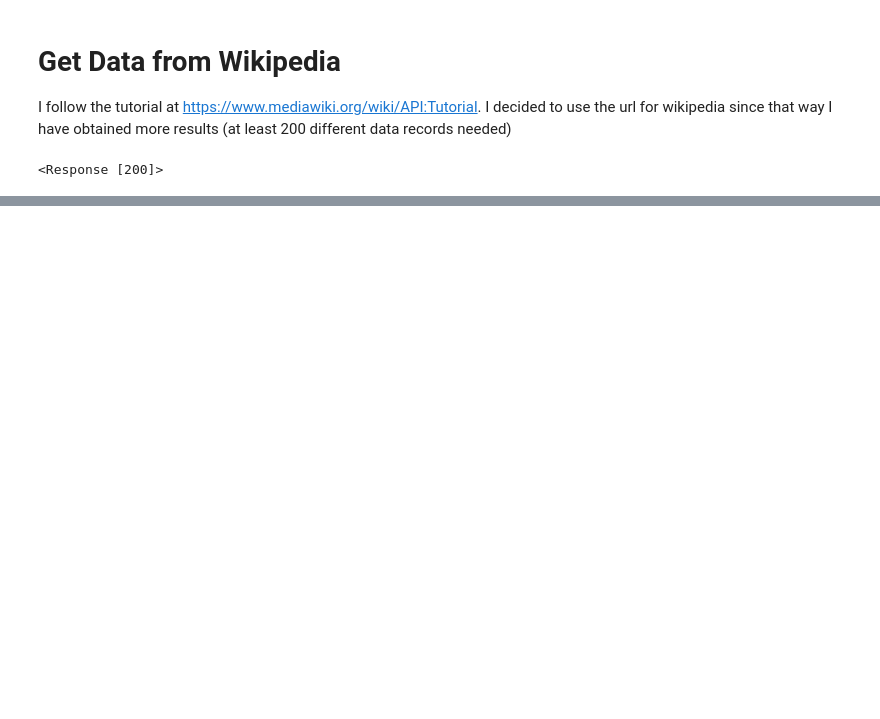
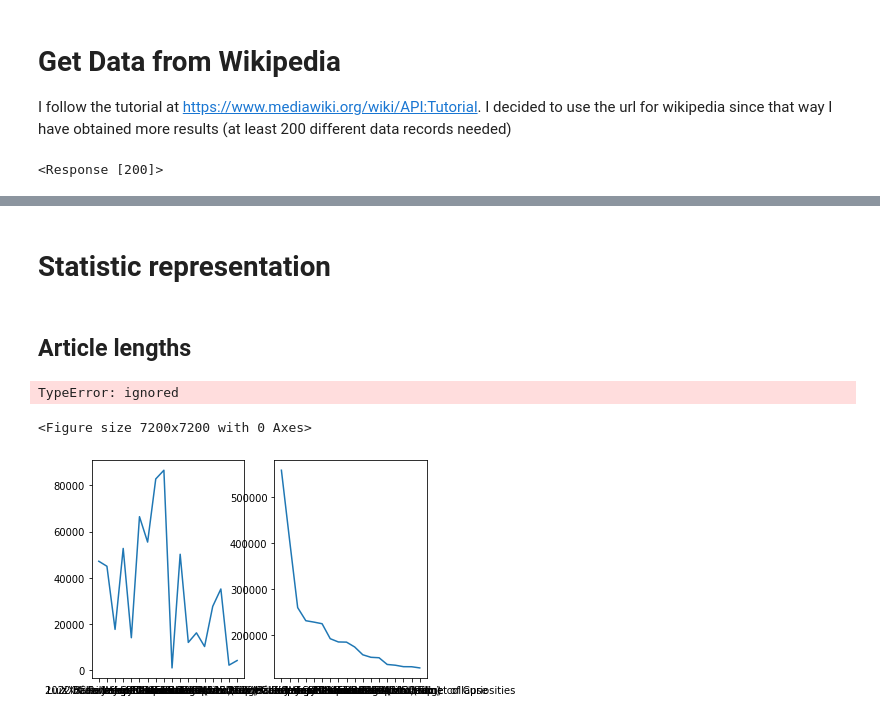
Before and after one commit to variableVG/What-is-people-looking-in-wikipedia, a Jupyter notebook: GarciaEspin_Violeta_if20b091_exercise7.ipynb, the cells around one changed output, grey strips where cells are left out. Saved outputs shown, nothing was run; the diff lists cells and outputs as text; code cells hidden in the pictures; blank space fills up the shorter version.

Commit message:
statistics

```diff
--- a/GarciaEspin_Violeta_if20b091_exercise7.ipynb
+++ b/GarciaEspin_Violeta_if20b091_exercise7.ipynb
@@ -105,0 +108,4 @@ df.head()
+# %% [markdown]
+# Statistic representation
+# %% [markdown]
+## Article lengths
@@ -105,0 +116,14 @@ df.head()
+# %%
+import seaborn as sns
+plt.figure(figsize=(100,100))
+
+fig, (pic1, pic2) = plt.subplots(1, 2)
+
+pic1.plot(df['Title'], df['Length'])
+pic2.plot(df['Title'], df['Views'])
+
+plt.show()
+# %% [output]
+TypeError: ignored
+<Figure size 7200x7200 with 0 Axes>
+[figure, added]
```
Also changed, not shown: parts of 8 cells of this notebook.
